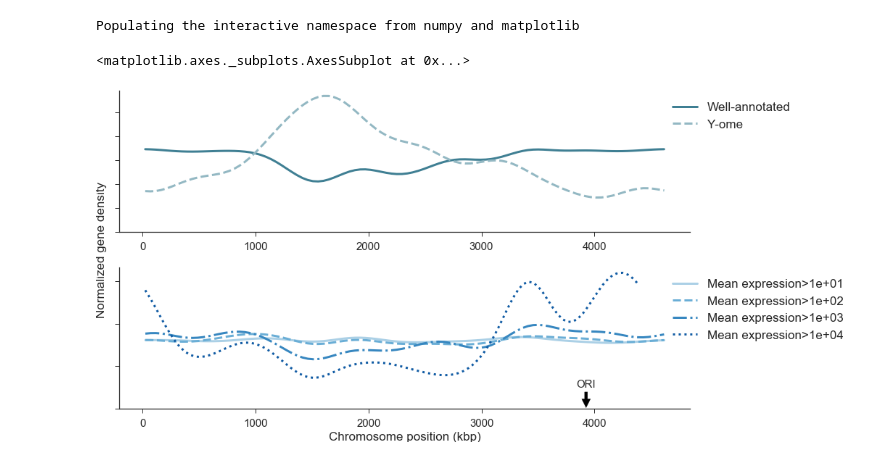
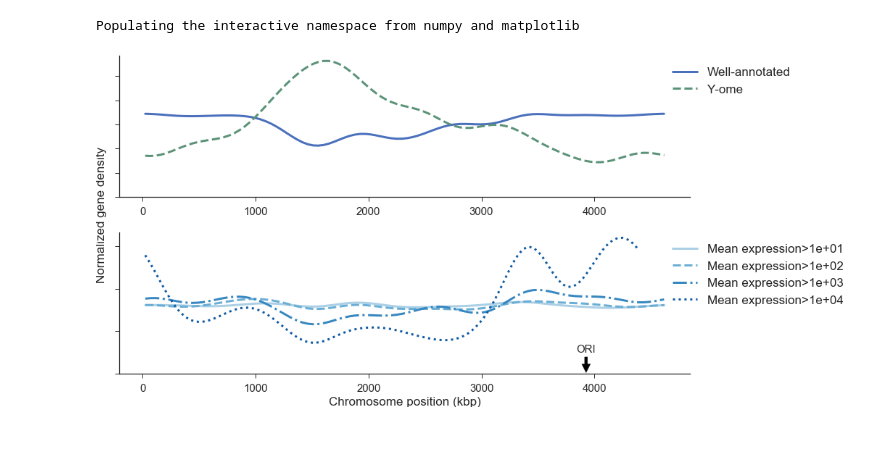
Before and after one commit to zakandrewking/y-ome, a Jupyter notebook: notebooks/18..01.23 Genome locations.ipynb, the cells around one changed output. Saved outputs shown, nothing was run; the diff lists cells and outputs as text; code cells hidden in the pictures.

```diff
--- a/notebooks/18..01.23 Genome locations.ipynb
+++ b/notebooks/18..01.23 Genome locations.ipynb
@@ -85,17 +85,18 @@ def vonmises_fft_kde(data, kappa, n_bins):
     kde = np.fft.fftshift(np.fft.irfft(np.fft.rfft(kernel) * np.fft.rfft(hist_n)))
     kde /= np.trapz(kde, x=bin_centers)
     return bin_centers, kde
-# %%
-axes
-# %% [output]
-<matplotlib.axes._subplots.AxesSubplot at 0x...>
+# %%
+# Import RNA -seq
+rna_raw = pd.read_csv('../data/SBRG_RNASeq_processed.tsv', sep='\t')
+# %%
+expression_loc = rna_raw.merge(starts, how ='inner', left_on='bnum', right_on='locus_id')
 # %%
 fig, axes = plt.subplots(nrows=2, figsize=(12,7))
 fig.tight_layout()
 
 ax = axes.flatten()[0]
-for ann, label, color, dash in [('high', 'Well-annotated', 'dark blue green', '-'),
-                                ('low', 'Y-ome', 'light blue green', '--')]:
+for ann, label, color, dash in [('high', 'Well-annotated', 'blue', '-'),
+                                ('low', 'Y-ome', 'green', '--')]:
     data = starts[starts.annotation_quality == ann].loc[:, 'start']
     max_val = max(data)
     normalized = (data * 2 * np.pi / max_val) - np.pi
@@ -130,31 +131,31 @@ for cutoff, color, dots in zip([10**x for x in np.linspace(1, 4, 4)],
     ax.plot(final_bins, kde, dots, label=f'Mean expression>{cutoff:.0e}', color=color)
 ax.legend(bbox_to_anchor=(0.95,1), loc="upper left")
 # hide top and right axes
 ax.spines['right'].set_visible(False)
 ax.spines['top'].set_visible(False)
 ax.yaxis.set_ticks_position('left')
 ax.xaxis.set_ticks_position('bottom')
 ax.yaxis.set_ticklabels([])
 ax.set_ylim(bottom=0)
 # ax.set_ylabel('Gene density')
 ax.set_xlabel('Chromosome position (kbp)')
 
 # ORI and TER
 ax.annotate('ORI', xy=(3925744/1000, 0), xytext=(3925744/1000, 0.05),
             horizontalalignment='center',
             arrowprops=dict(facecolor='black', shrink=0.05))
 
 # Create a shared y-axis label
 ax = fig.add_subplot(111, frameon=False)
 ax.set_ylabel('Normalized gene density')
 ax.spines['bottom'].set_visible(False)
 ax.spines['left'].set_visible(False)
 ax.yaxis.set_ticks_position('none')
 ax.yaxis.set_ticklabels([])
 ax.xaxis.set_ticks_position('none')
 ax.xaxis.set_ticklabels([])
 
 fig.savefig('/Users/zaking/lab/y-ome/figs/gene-location-expression.pdf')
 fig.savefig('/Users/zaking/lab/y-ome/figs/gene-location-expression.png')
 # %% [output]
-[figure, old version]
+[figure, new version]
```
Also changed, not shown: parts of 6 cells of this notebook, 2 other files.
